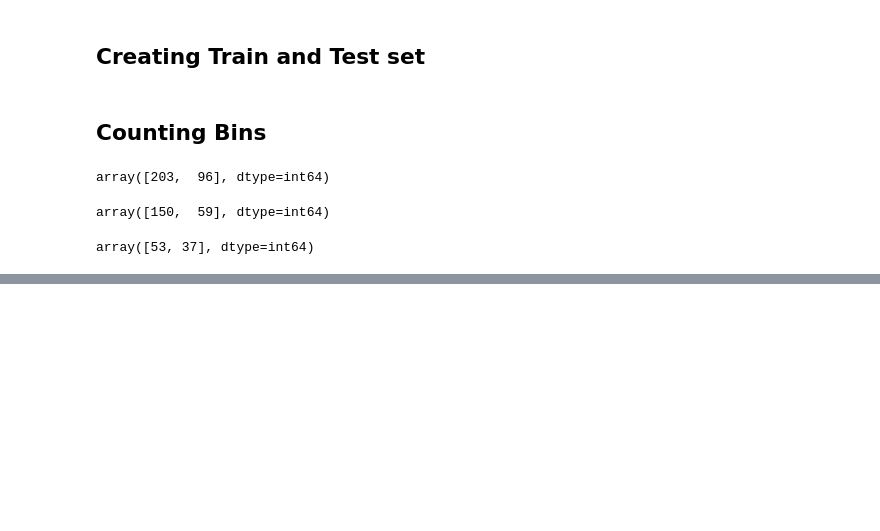
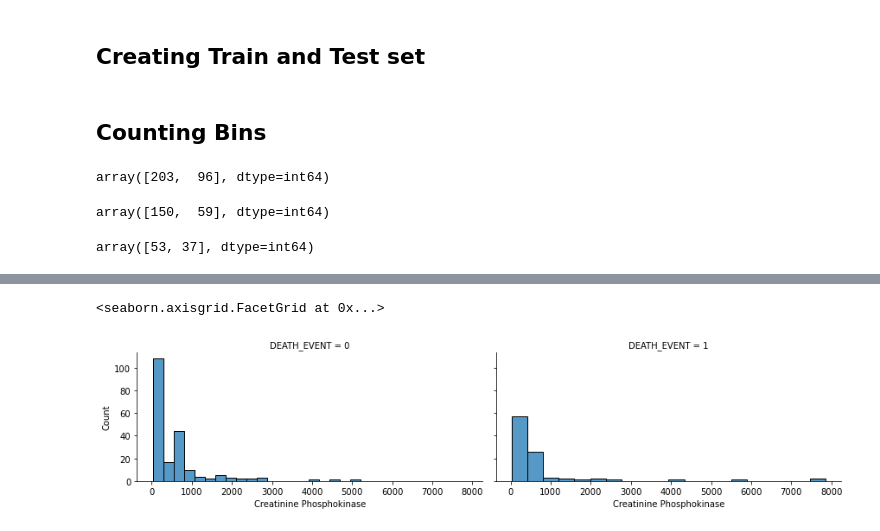
Before and after one commit to tjones104/Heart-Failure-Classification, a Jupyter notebook: COSC3337_Project2_JonesTristan.ipynb, the cells around one changed output, grey strips where cells are left out. Saved outputs shown, nothing was run; the diff lists cells and outputs as text; code cells hidden in the pictures; blank space fills up the shorter version.

```diff
--- a/COSC3337_Project2_JonesTristan.ipynb
+++ b/COSC3337_Project2_JonesTristan.ipynb
@@ -266,0 +144,7 @@ Text(0.5, 1.0, 'Smoking Frequency Per Class')
+# %%
+g = sns.FacetGrid(df, col = "DEATH_EVENT", aspect = 2)
+g.map(sns.histplot, 'creatinine_phosphokinase', bins = 20)
+g.set_axis_labels("Creatinine Phosphokinase", "Count")
+# %% [output]
+<seaborn.axisgrid.FacetGrid at 0x...>
+[figure, added]
```
Also changed, not shown: parts of 32 cells of this notebook.
